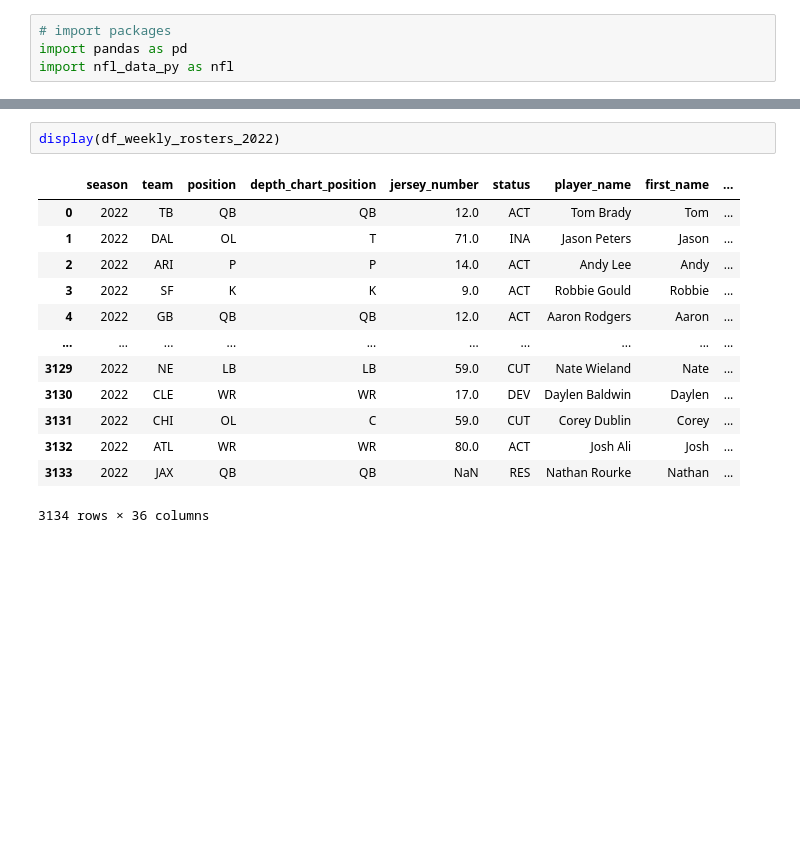
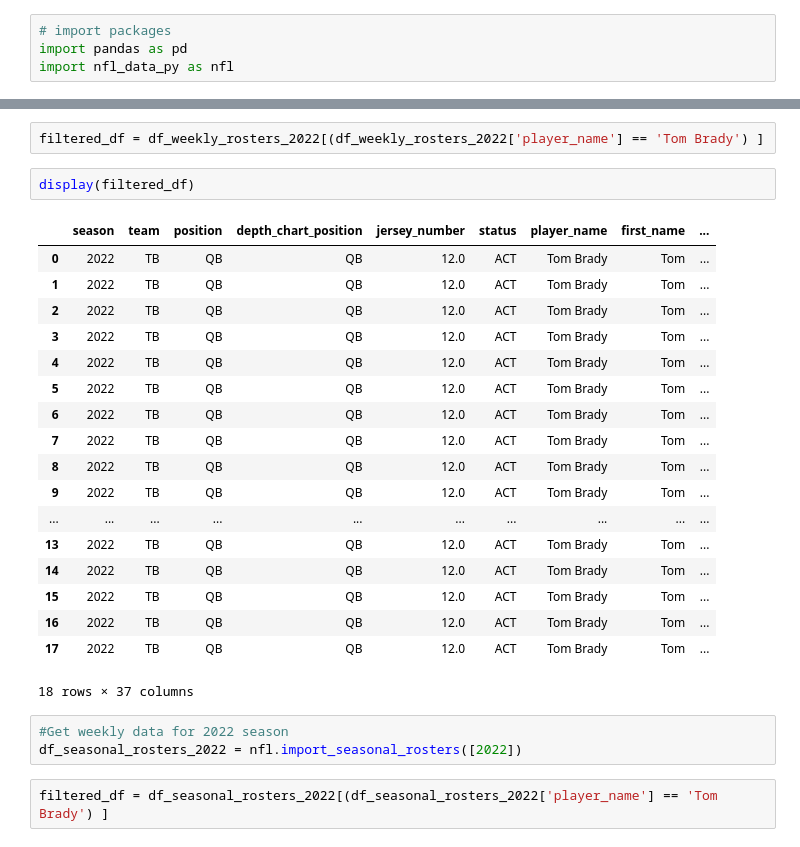
Before and after one commit to dwiltse/dfl_databricks, a Jupyter notebook: raw_data/nfl_weekly_rosters.ipynb, the cells around one changed output, grey strips where cells are left out. Saved outputs shown, nothing was run; the diff lists cells and outputs as text; blank space fills up the shorter version.

Commit message:
updating weekly and pbp scripts

```diff
--- a/raw_data/nfl_weekly_rosters.ipynb
+++ b/raw_data/nfl_weekly_rosters.ipynb
@@ -30,16 +28,28 @@ AttributeError: module 'nfl_data_py' has no attribute 'import_weekly_rosters'
+# %%
+filtered_df = df_weekly_rosters_2022[(df_weekly_rosters_2022['player_name'] == 'Tom Brady') ]
 # %%
-display(df_weekly_rosters_2022)
+display(filtered_df)
 # %% [output]
 |  | season | team | position | depth_chart_position | jersey_number | status | player_name | first_name | ... |
 | 0 | 2022 | TB | QB | QB | 12.0 | ACT | Tom Brady | Tom | ... |
-| 1 | 2022 | DAL | OL | T | 71.0 | INA | Jason Peters | Jason | ... |
-| 2 | 2022 | ARI | P | P | 14.0 | ACT | Andy Lee | Andy | ... |
-| 3 | 2022 | SF | K | K | 9.0 | ACT | Robbie Gould | Robbie | ... |
-| 4 | 2022 | GB | QB | QB | 12.0 | ACT | Aaron Rodgers | Aaron | ... |
+| 1 | 2022 | TB | QB | QB | 12.0 | ACT | Tom Brady | Tom | ... |
+| 2 | 2022 | TB | QB | QB | 12.0 | ACT | Tom Brady | Tom | ... |
+| 3 | 2022 | TB | QB | QB | 12.0 | ACT | Tom Brady | Tom | ... |
+| 4 | 2022 | TB | QB | QB | 12.0 | ACT | Tom Brady | Tom | ... |
+| 5 | 2022 | TB | QB | QB | 12.0 | ACT | Tom Brady | Tom | ... |
+| 6 | 2022 | TB | QB | QB | 12.0 | ACT | Tom Brady | Tom | ... |
+| 7 | 2022 | TB | QB | QB | 12.0 | ACT | Tom Brady | Tom | ... |
+| 8 | 2022 | TB | QB | QB | 12.0 | ACT | Tom Brady | Tom | ... |
+| 9 | 2022 | TB | QB | QB | 12.0 | ACT | Tom Brady | Tom | ... |
 | ... | ... | ... | ... | ... | ... | ... | ... | ... | ... |
-| 3129 | 2022 | NE | LB | LB | 59.0 | CUT | Nate Wieland | Nate | ... |
-| 3130 | 2022 | CLE | WR | WR | 17.0 | DEV | Daylen Baldwin | Daylen | ... |
-| 3131 | 2022 | CHI | OL | C | 59.0 | CUT | Corey Dublin | Corey | ... |
-| 3132 | 2022 | ATL | WR | WR | 80.0 | ACT | Josh Ali | Josh | ... |
-| 3133 | 2022 | JAX | QB | QB | NaN | RES | Nathan Rourke | Nathan | ... |
+| 13 | 2022 | TB | QB | QB | 12.0 | ACT | Tom Brady | Tom | ... |
+| 14 | 2022 | TB | QB | QB | 12.0 | ACT | Tom Brady | Tom | ... |
+| 15 | 2022 | TB | QB | QB | 12.0 | ACT | Tom Brady | Tom | ... |
+| 16 | 2022 | TB | QB | QB | 12.0 | ACT | Tom Brady | Tom | ... |
+| 17 | 2022 | TB | QB | QB | 12.0 | ACT | Tom Brady | Tom | ... |
-3134 rows × 36 columns
+18 rows × 37 columns
+# %%
+#Get weekly data for 2022 season
+df_seasonal_rosters_2022 = nfl.import_seasonal_rosters([2022])
+# %%
+filtered_df = df_seasonal_rosters_2022[(df_seasonal_rosters_2022['player_name'] == 'Tom Brady') ]
```
Also changed, not shown: parts of 7 cells of this notebook, 2 other files.
